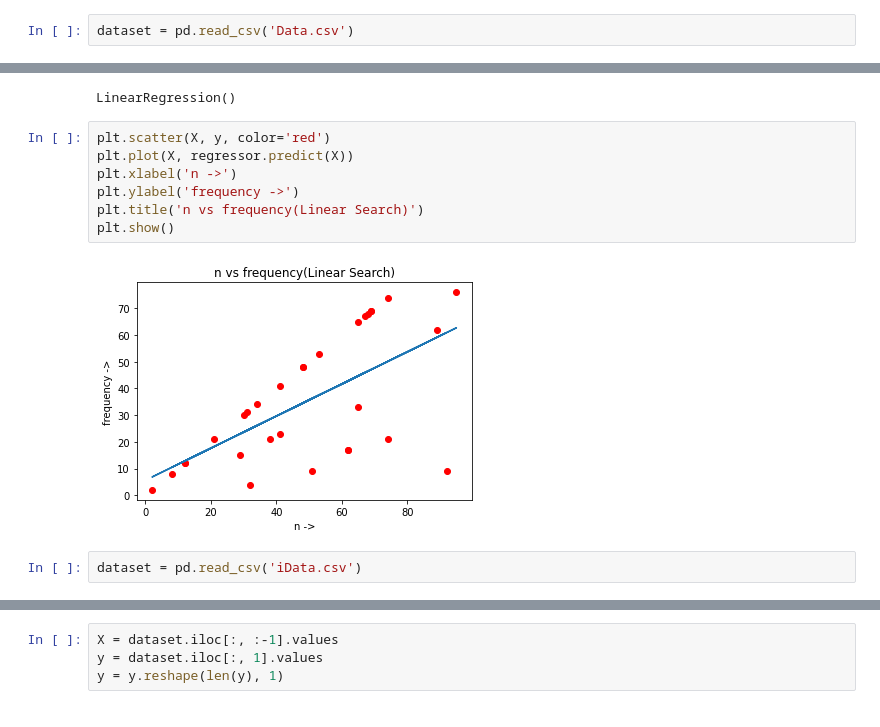
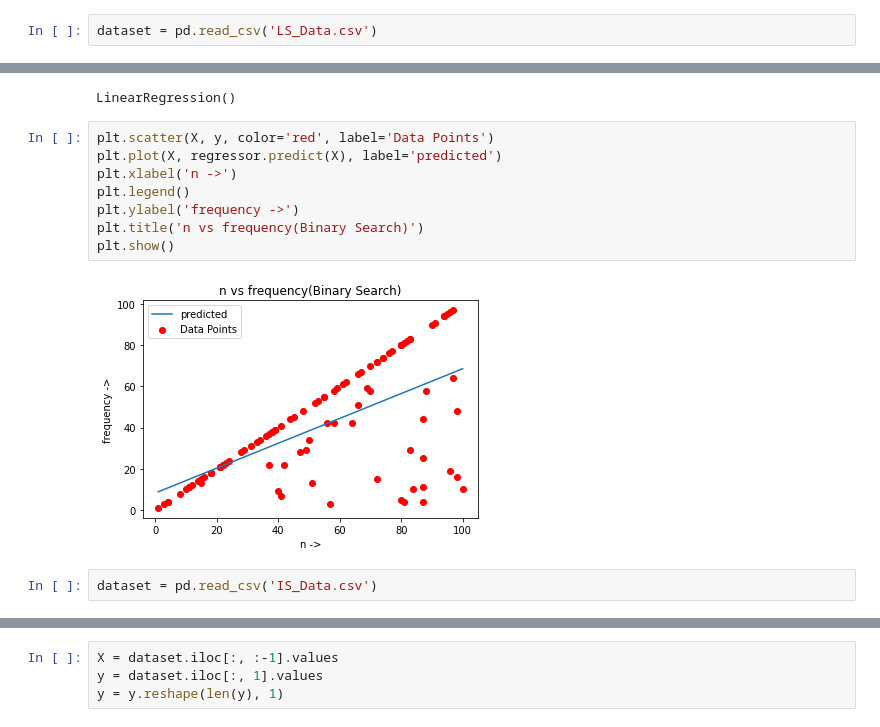
Before and after one commit to pratyush-kr/DAA, a Jupyter notebook: Lab3 22-07-2021/plot.ipynb, the cells around one changed output, grey strips where cells are left out. Saved outputs shown, nothing was run; the diff lists cells and outputs as text.

```diff
--- a/Lab3 22-07-2021/plot.ipynb
+++ b/Lab3 22-07-2021/plot.ipynb
@@ -5,5 +6,5 @@ import numpy as np
 # %%
-dataset = pd.read_csv('Data.csv')
+dataset = pd.read_csv('LS_Data.csv')
 # %%
 from natsort import index_natsorted
 dataset = dataset.sort_values(
@@ -39,16 +21,17 @@ regressor.fit(X, y)
 # %% [output]
 LinearRegression()
 # %%
-plt.scatter(X, y, color='red')
-plt.plot(X, regressor.predict(X))
+plt.scatter(X, y, color='red', label='Data Points')
+plt.plot(X, regressor.predict(X), label='predicted')
 plt.xlabel('n ->')
+plt.legend()
 plt.ylabel('frequency ->')
-plt.title('n vs frequency(Linear Search)')
+plt.title('n vs frequency(Binary Search)')
 plt.show()
 # %% [output]
-[figure, old version]
+[figure, new version]
 # %%
-dataset = pd.read_csv('iData.csv')
+dataset = pd.read_csv('IS_Data.csv')
 # %%
 from natsort import index_natsorted
 dataset = dataset.sort_values(
```
Also changed, not shown: parts of 5 cells of this notebook, 9 other files.
